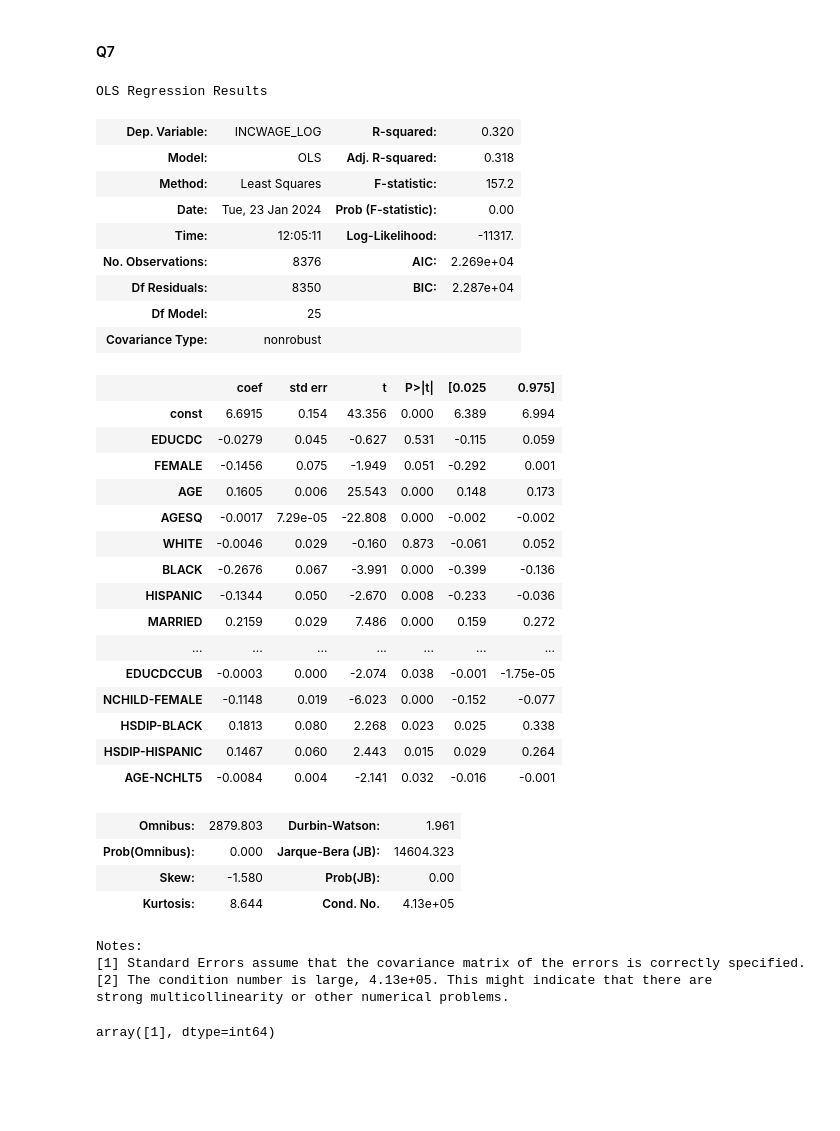
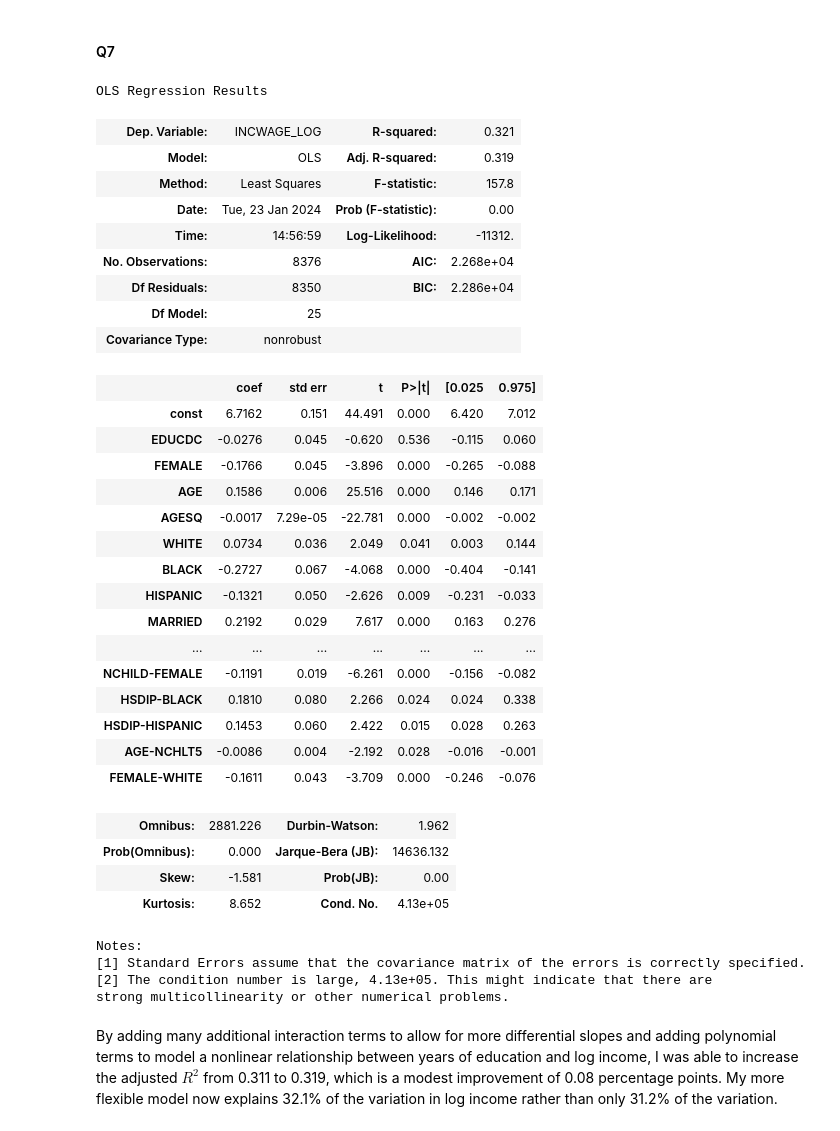
Before and after one commit to rjcampo/Machine-Learning, a Jupyter notebook: Mini Project 1/mini-project-1.ipynb, the cells around one changed output. Cells and saved outputs as stored; diff of their text form; code cells hidden in the pictures; blank space fills up the shorter version.

```diff
--- a/Mini Project 1/mini-project-1.ipynb
+++ b/Mini Project 1/mini-project-1.ipynb
@@ -371,64 +371,62 @@ The multiple regression above is pretty simple, so I would not take the predicti
 # %%
 df_acs["NCHILD-MARRIED"] = np.multiply(df_acs["NCHILD"], df_acs["MARRIED"])
 df_acs["COLDIP-VET"] = np.multiply(df_acs["COLDIP"], df_acs["VET"])
 df_acs["FEMALE-HSDIP"] = np.multiply(df_acs["FEMALE"], df_acs["HSDIP"])
-df_acs["AGE-FEMALE"] = np.multiply(df_acs["AGE"], df_acs["FEMALE"])
 df_acs["NCHILD-FEMALE"] = np.multiply(df_acs["NCHILD"], df_acs["FEMALE"])
 df_acs["HSDIP-BLACK"] = np.multiply(df_acs["HSDIP"], df_acs["BLACK"])
 df_acs["HSDIP-HISPANIC"] = np.multiply(df_acs["HSDIP"], df_acs["HISPANIC"])
 df_acs["AGE-NCHLT5"] = np.multiply(df_acs["AGE"], df_acs["NCHLT5"])
+df_acs["FEMALE-WHITE"] = np.multiply(df_acs["FEMALE"], df_acs["WHITE"])
 
 df_acs["EDUCDCSQ"] = np.power(df_acs["EDUCDC"], 2)
 df_acs["EDUCDCCUB"] = np.power(df_acs["EDUCDC"], 3)
 
 predictors = ["EDUCDC", "FEMALE", "AGE", "AGESQ", "WHITE", "BLACK", "HISPANIC",
 "MARRIED", "NCHILD", "VET", "HSDIP", "COLDIP", "HSDIP-EDUCDC", "COLDIP-EDUCDC",
-"NCHLT5", "NCHILD-MARRIED", "COLDIP-VET", "FEMALE-HSDIP", "AGE-FEMALE",
-"EDUCDCSQ", "EDUCDCCUB", "NCHILD-FEMALE", "HSDIP-BLACK", "HSDIP-HISPANIC",
-"AGE-NCHLT5"]
+"NCHLT5", "NCHILD-MARRIED", "COLDIP-VET", "FEMALE-HSDIP", "EDUCDCSQ",
+"EDUCDCCUB", "NCHILD-FEMALE", "HSDIP-BLACK", "HSDIP-HISPANIC",
+"AGE-NCHLT5", "FEMALE-WHITE"]
 
 X = df_acs[predictors]
 X = sm.add_constant(X)
 y = df_acs["INCWAGE_LOG"]
 
 model = sm.OLS(y, X).fit()
 model.summary()
 # %% [output]
 OLS Regression Results
-| Dep. Variable: | INCWAGE_LOG | R-squared: | 0.320 |
-| Model: | OLS | Adj. R-squared: | 0.318 |
-| Method: | Least Squares | F-statistic: | 157.2 |
+| Dep. Variable: | INCWAGE_LOG | R-squared: | 0.321 |
+| Model: | OLS | Adj. R-squared: | 0.319 |
+| Method: | Least Squares | F-statistic: | 157.8 |
 | Date: | Tue, 23 Jan 2024 | Prob (F-statistic): | 0.00 |
-| Time: | 12:05:11 | Log-Likelihood: | -11317. |
-| No. Observations: | 8376 | AIC: | 2.269e+04 |
-| Df Residuals: | 8350 | BIC: | 2.287e+04 |
+| Time: | 14:56:59 | Log-Likelihood: | -11312. |
+| No. Observations: | 8376 | AIC: | 2.268e+04 |
+| Df Residuals: | 8350 | BIC: | 2.286e+04 |
 | Df Model: | 25 |  |  |
 | Covariance Type: | nonrobust |  |  |
 |  | coef | std err | t | P>|t| | [0.025 | 0.975] |
-| const | 6.6915 | 0.154 | 43.356 | 0.000 | 6.389 | 6.994 |
-| EDUCDC | -0.0279 | 0.045 | -0.627 | 0.531 | -0.115 | 0.059 |
-| FEMALE | -0.1456 | 0.075 | -1.949 | 0.051 | -0.292 | 0.001 |
-| AGE | 0.1605 | 0.006 | 25.543 | 0.000 | 0.148 | 0.173 |
-| AGESQ | -0.0017 | 7.29e-05 | -22.808 | 0.000 | -0.002 | -0.002 |
-| WHITE | -0.0046 | 0.029 | -0.160 | 0.873 | -0.061 | 0.052 |
-| BLACK | -0.2676 | 0.067 | -3.991 | 0.000 | -0.399 | -0.136 |
-| HISPANIC | -0.1344 | 0.050 | -2.670 | 0.008 | -0.233 | -0.036 |
-| MARRIED | 0.2159 | 0.029 | 7.486 | 0.000 | 0.159 | 0.272 |
+| const | 6.7162 | 0.151 | 44.491 | 0.000 | 6.420 | 7.012 |
+| EDUCDC | -0.0276 | 0.045 | -0.620 | 0.536 | -0.115 | 0.060 |
+| FEMALE | -0.1766 | 0.045 | -3.896 | 0.000 | -0.265 | -0.088 |
+| AGE | 0.1586 | 0.006 | 25.516 | 0.000 | 0.146 | 0.171 |
+| AGESQ | -0.0017 | 7.29e-05 | -22.781 | 0.000 | -0.002 | -0.002 |
+| WHITE | 0.0734 | 0.036 | 2.049 | 0.041 | 0.003 | 0.144 |
+| BLACK | -0.2727 | 0.067 | -4.068 | 0.000 | -0.404 | -0.141 |
+| HISPANIC | -0.1321 | 0.050 | -2.626 | 0.009 | -0.231 | -0.033 |
+| MARRIED | 0.2192 | 0.029 | 7.617 | 0.000 | 0.163 | 0.276 |
 | ... | ... | ... | ... | ... | ... | ... |
-| EDUCDCCUB | -0.0003 | 0.000 | -2.074 | 0.038 | -0.001 | -1.75e-05 |
-| NCHILD-FEMALE | -0.1148 | 0.019 | -6.023 | 0.000 | -0.152 | -0.077 |
-| HSDIP-BLACK | 0.1813 | 0.080 | 2.268 | 0.023 | 0.025 | 0.338 |
-| HSDIP-HISPANIC | 0.1467 | 0.060 | 2.443 | 0.015 | 0.029 | 0.264 |
-| AGE-NCHLT5 | -0.0084 | 0.004 | -2.141 | 0.032 | -0.016 | -0.001 |
+| NCHILD-FEMALE | -0.1191 | 0.019 | -6.261 | 0.000 | -0.156 | -0.082 |
+| HSDIP-BLACK | 0.1810 | 0.080 | 2.266 | 0.024 | 0.024 | 0.338 |
+| HSDIP-HISPANIC | 0.1453 | 0.060 | 2.422 | 0.015 | 0.028 | 0.263 |
+| AGE-NCHLT5 | -0.0086 | 0.004 | -2.192 | 0.028 | -0.016 | -0.001 |
+| FEMALE-WHITE | -0.1611 | 0.043 | -3.709 | 0.000 | -0.246 | -0.076 |
-| Omnibus: | 2879.803 | Durbin-Watson: | 1.961 |
-| Prob(Omnibus): | 0.000 | Jarque-Bera (JB): | 14604.323 |
-| Skew: | -1.580 | Prob(JB): | 0.00 |
-| Kurtosis: | 8.644 | Cond. No. | 4.13e+05 |
+| Omnibus: | 2881.226 | Durbin-Watson: | 1.962 |
+| Prob(Omnibus): | 0.000 | Jarque-Bera (JB): | 14636.132 |
+| Skew: | -1.581 | Prob(JB): | 0.00 |
+| Kurtosis: | 8.652 | Cond. No. | 4.13e+05 |
 Notes:
 [1] Standard Errors assume that the covariance matrix of the errors is correctly specified.
 [2] The condition number is large, 4.13e+05. This might indicate that there are
 strong multicollinearity or other numerical problems.
-# %%
-df_acs["EMPSTAT"].unique()
-# %% [output]
-array([1], dtype=int64)
+# %% [markdown]
+By adding many additional interaction terms to allow for more differential slopes and adding polynomial terms to model a nonlinear relationship between years of education and log income, I was able to increase the adjusted $R^2$ from 0.311 to 0.319, which is a modest improvement of 0.08 percentage points. My more flexible model now explains 32.1% of the variation in log income rather than only 31.2% of the variation.
```
Also changed, not shown: parts of 2 cells of this notebook.
